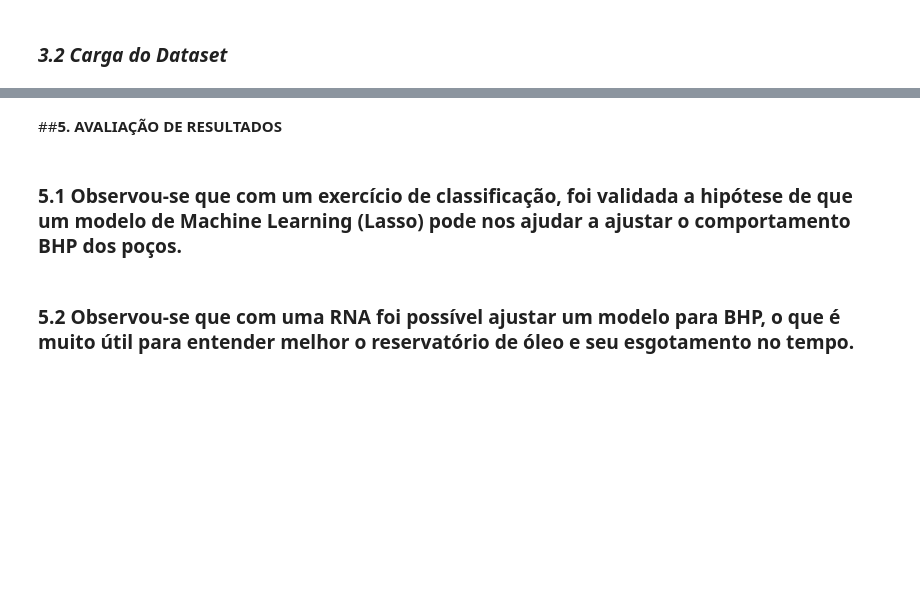
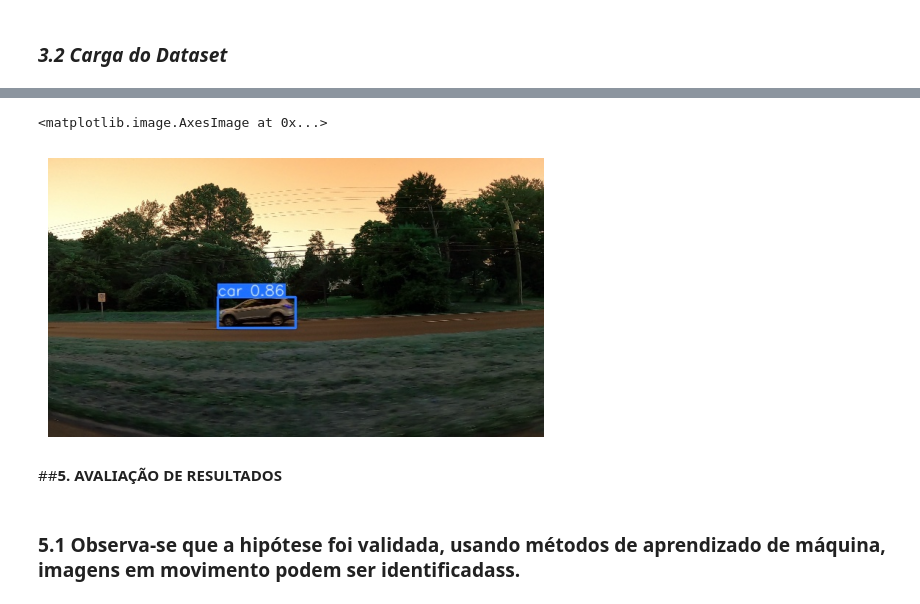
Before and after one commit to nestorpalacios/MVP2, a Jupyter notebook: MVP2_2.ipynb, the cells around one changed output, grey strips where cells are left out. Drawn from its saved outputs; the diff is of its cells as text; code cells hidden in the pictures; blank space fills up the shorter version.

```diff
--- a/MVP2_2.ipynb
+++ b/MVP2_2.ipynb
@@ -700,6 +204,10 @@ for well in wellnames:
+# %%
+plt.axis('off')
+plt.imshow(cv2.imread("/content/ultralytics/runs/detect/predict/vid_4_9980.jpg"))
+# %% [output]
+<matplotlib.image.AxesImage at 0x...>
+[figure, added]
 # %% [markdown]
 ##**5. AVALIAÇÃO DE RESULTADOS**
-# %% [markdown]
-### 5.1 Observou-se que com um exercício de classificação, foi validada a hipótese de que um modelo de Machine Learning (Lasso) pode nos ajudar a ajustar o comportamento BHP dos poços.
-# %% [markdown]
-### 5.2 Observou-se que com uma RNA foi possível ajustar um modelo para BHP, o que é muito útil para entender melhor o reservatório de óleo e seu esgotamento no tempo.
+# %% [markdown]
+### 5.1 Observa-se que a hipótese foi validada, usando métodos de aprendizado de máquina, imagens em movimento podem ser identificadass.
```
Also changed, not shown: parts of 73 cells of this notebook.
